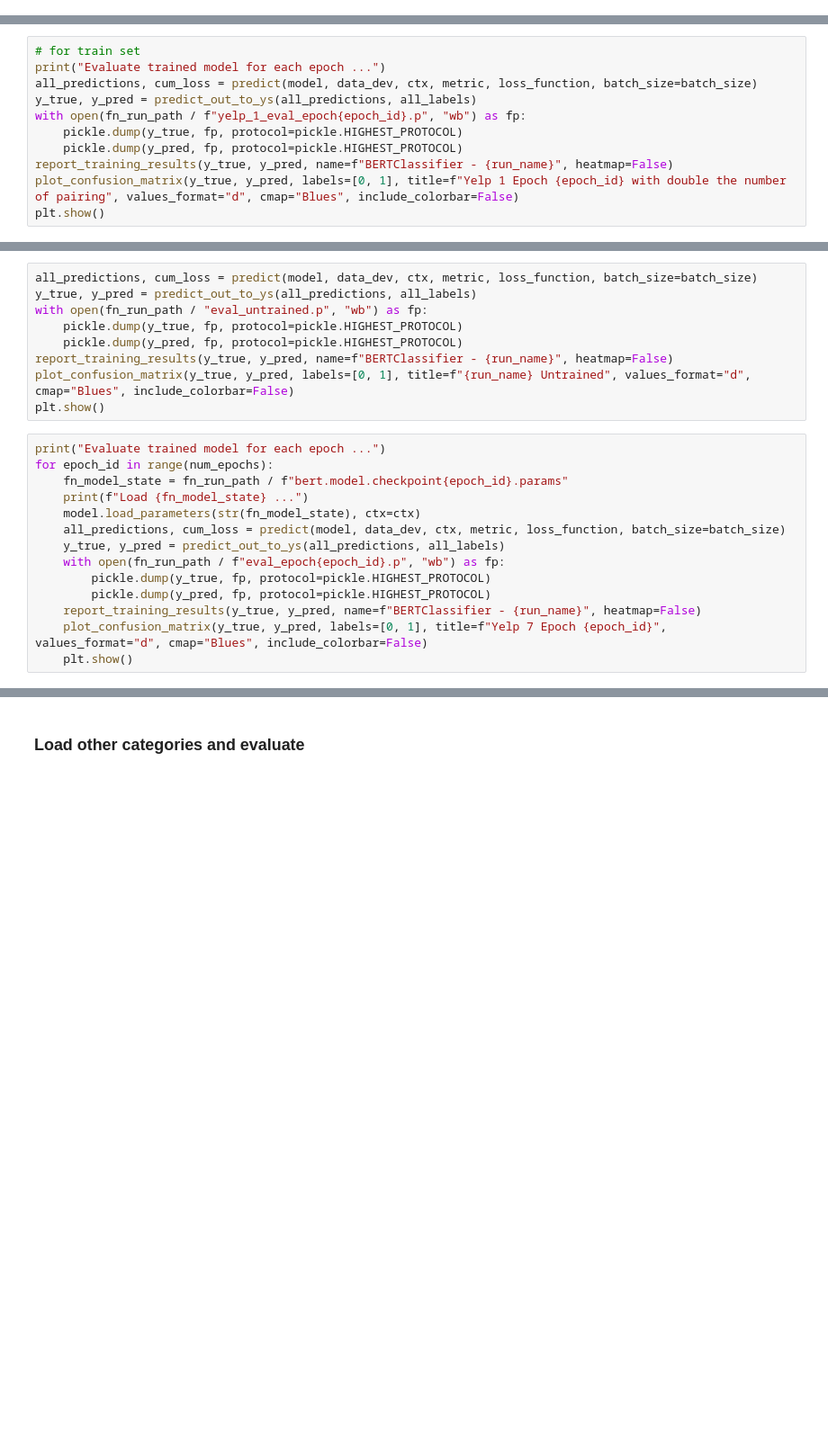
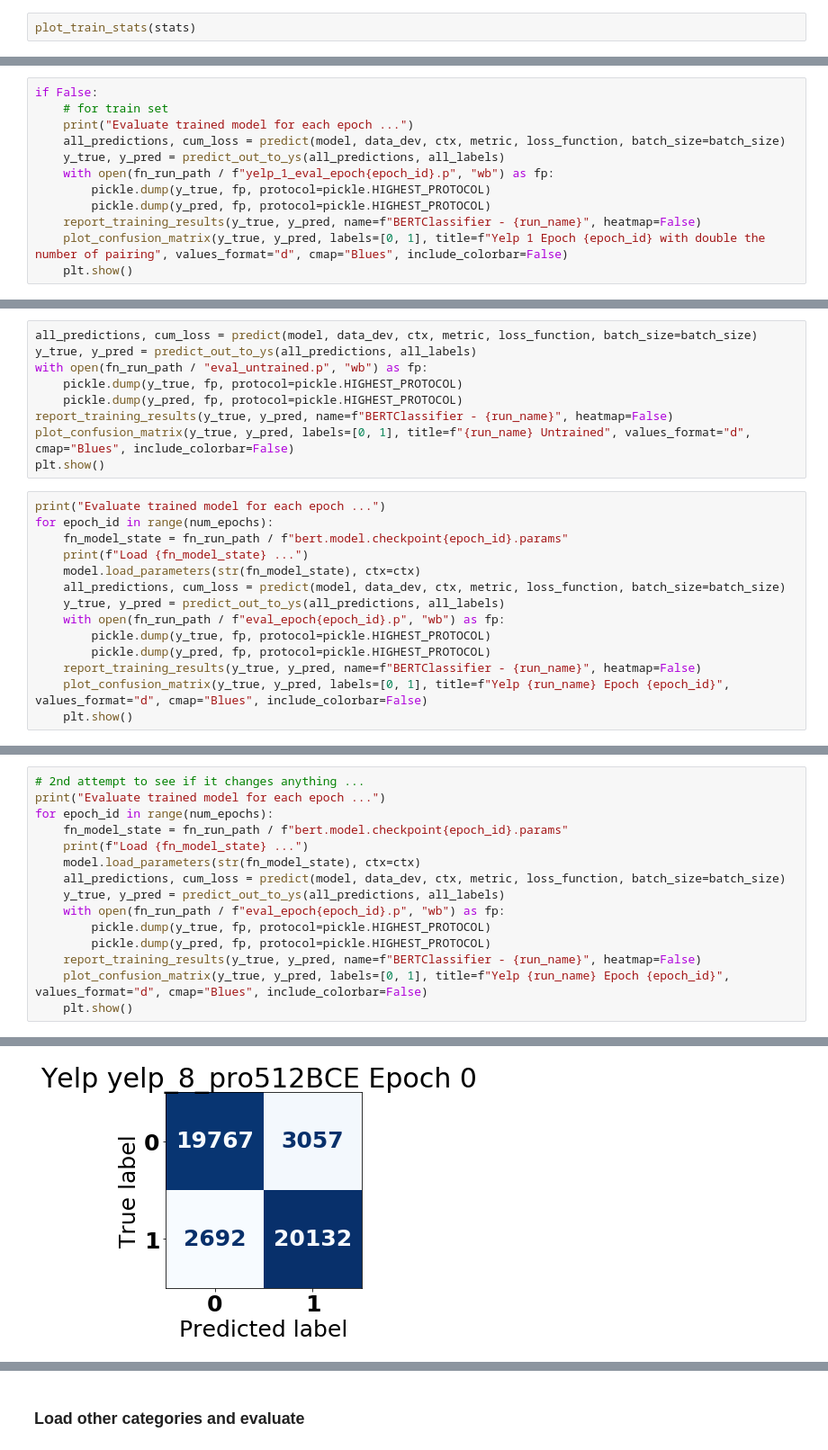
Before and after one commit to Querela/argmining19-same-side-classification, a Jupyter notebook: SentimentDatasets_Yelp_Analysis_PerSide.ipynb, the cells around one changed output, grey strips where cells are left out. Shown at 90% size. Cells and saved outputs as stored; diff of their text form; blank space fills up the shorter version.

```diff
--- a/SentimentDatasets_Yelp_Analysis_PerSide.ipynb
+++ b/SentimentDatasets_Yelp_Analysis_PerSide.ipynb
@@ -1043,0 +1066,2 @@ batch_size = 32
+# %%
+plot_train_stats(stats)
@@ -1053,11 +1101,12 @@ Load data/yelp_1_pro128BCE/bert.model.checkpoint2.params ...
 # %%
-# for train set
-print("Evaluate trained model for each epoch ...")
-all_predictions, cum_loss = predict(model, data_dev, ctx, metric, loss_function, batch_size=batch_size)
-y_true, y_pred = predict_out_to_ys(all_predictions, all_labels)
-with open(fn_run_path / f"yelp_1_eval_epoch{epoch_id}.p", "wb") as fp:
-    pickle.dump(y_true, fp, protocol=pickle.HIGHEST_PROTOCOL)
-    pickle.dump(y_pred, fp, protocol=pickle.HIGHEST_PROTOCOL)
-report_training_results(y_true, y_pred, name=f"BERTClassifier - {run_name}", heatmap=False)
-plot_confusion_matrix(y_true, y_pred, labels=[0, 1], title=f"Yelp 1 Epoch {epoch_id} with double the number of pairing", values_format="d", cmap="Blues", include_colorbar=False)
-plt.show()
+if False:
+    # for train set
+    print("Evaluate trained model for each epoch ...")
+    all_predictions, cum_loss = predict(model, data_dev, ctx, metric, loss_function, batch_size=batch_size)
+    y_true, y_pred = predict_out_to_ys(all_predictions, all_labels)
+    with open(fn_run_path / f"yelp_1_eval_epoch{epoch_id}.p", "wb") as fp:
+        pickle.dump(y_true, fp, protocol=pickle.HIGHEST_PROTOCOL)
+        pickle.dump(y_pred, fp, protocol=pickle.HIGHEST_PROTOCOL)
+    report_training_results(y_true, y_pred, name=f"BERTClassifier - {run_name}", heatmap=False)
+    plot_confusion_matrix(y_true, y_pred, labels=[0, 1], title=f"Yelp 1 Epoch {epoch_id} with double the number of pairing", values_format="d", cmap="Blues", include_colorbar=False)
+    plt.show()
@@ -1462,7 +1372,7 @@ for epoch_id in range(num_epochs):
         pickle.dump(y_true, fp, protocol=pickle.HIGHEST_PROTOCOL)
         pickle.dump(y_pred, fp, protocol=pickle.HIGHEST_PROTOCOL)
     report_training_results(y_true, y_pred, name=f"BERTClassifier - {run_name}", heatmap=False)
-    plot_confusion_matrix(y_true, y_pred, labels=[0, 1], title=f"Yelp 7 Epoch {epoch_id}", values_format="d", cmap="Blues", include_colorbar=False)
+    plot_confusion_matrix(y_true, y_pred, labels=[0, 1], title=f"Yelp {run_name} Epoch {epoch_id}", values_format="d", cmap="Blues", include_colorbar=False)
     plt.show()
 # %% [output]
 Evaluate trained model for each epoch ...
@@ -1528,0 +1439,16 @@ weighted avg       0.82      0.82      0.82     70376
+# %%
+# 2nd attempt to see if it changes anything ...
+print("Evaluate trained model for each epoch ...")
+for epoch_id in range(num_epochs):
+    fn_model_state = fn_run_path / f"bert.model.checkpoint{epoch_id}.params"
+    print(f"Load {fn_model_state} ...")
+    model.load_parameters(str(fn_model_state), ctx=ctx)
+    all_predictions, cum_loss = predict(model, data_dev, ctx, metric, loss_function, batch_size=batch_size)
+    y_true, y_pred = predict_out_to_ys(all_predictions, all_labels)
+    with open(fn_run_path / f"eval_epoch{epoch_id}.p", "wb") as fp:
+        pickle.dump(y_true, fp, protocol=pickle.HIGHEST_PROTOCOL)
+        pickle.dump(y_pred, fp, protocol=pickle.HIGHEST_PROTOCOL)
+    report_training_results(y_true, y_pred, name=f"BERTClassifier - {run_name}", heatmap=False)
+    plot_confusion_matrix(y_true, y_pred, labels=[0, 1], title=f"Yelp {run_name} Epoch {epoch_id}", values_format="d", cmap="Blues", include_colorbar=False)
+    plt.show()
+# %% [output]
@@ -1528,0 +1475 @@ weighted avg       0.82      0.82      0.82     70376
+[figure, added]
```
Also changed, not shown: parts of 42 cells of this notebook, 2 other files.
